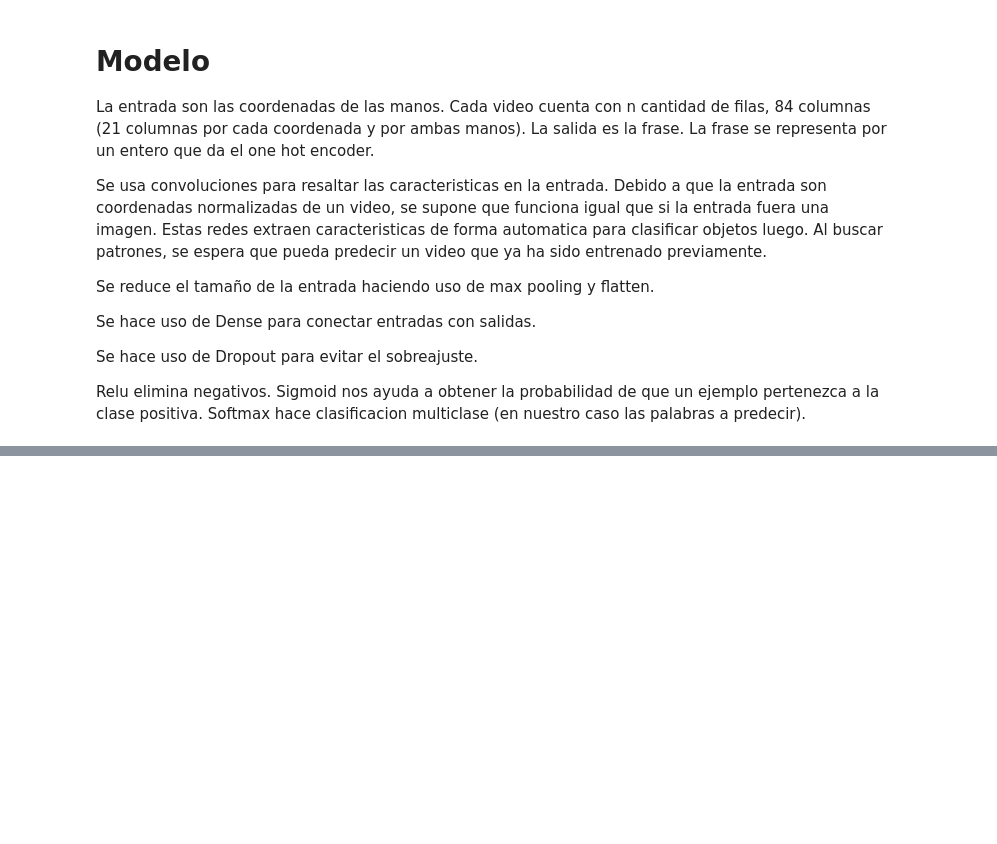
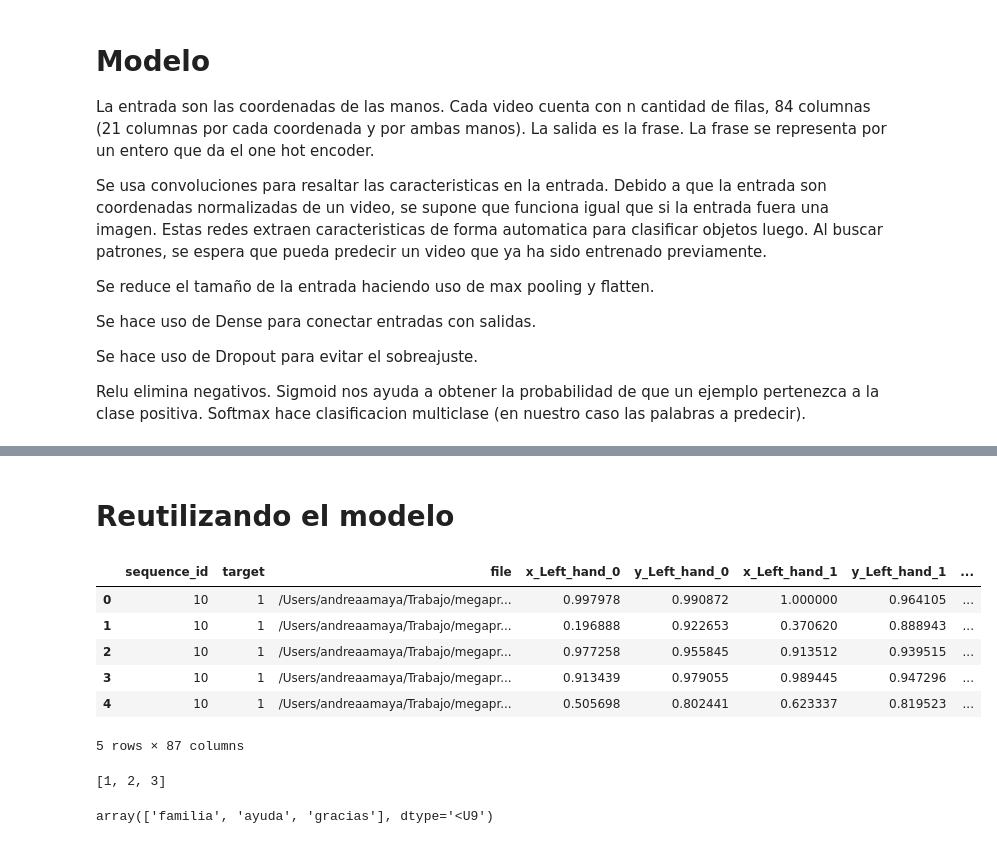
Before and after one commit to andreamalin/megaproyecto_model, a Jupyter notebook: model.ipynb, the cells around one changed output, grey strips where cells are left out. Drawn from its saved outputs; the diff is of its cells as text; code cells hidden in the pictures; blank space fills up the shorter version.

Commit message:
feat: Model working as expected

```diff
--- a/model.ipynb
+++ b/model.ipynb
@@ -400,0 +425,2 @@ Ratio >>  0.76
+# %% [markdown]
+# Reutilizando el modelo
@@ -400,0 +429,11 @@ Ratio >>  0.76
+# %%
+load_test_data = pd.read_csv("data/data_tests.csv")
+load_test_data.head()
+# %% [output]
+|  | sequence_id | target | file | x_Left_hand_0 | y_Left_hand_0 | x_Left_hand_1 | y_Left_hand_1 | ... |
+| 0 | 10 | 1 | /Users/andreaamaya/Trabajo/megapr... | 0.997978 | 0.990872 | 1.000000 | 0.964105 | ... |
+| 1 | 10 | 1 | /Users/andreaamaya/Trabajo/megapr... | 0.196888 | 0.922653 | 0.370620 | 0.888943 | ... |
+| 2 | 10 | 1 | /Users/andreaamaya/Trabajo/megapr... | 0.977258 | 0.955845 | 0.913512 | 0.939515 | ... |
+| 3 | 10 | 1 | /Users/andreaamaya/Trabajo/megapr... | 0.913439 | 0.979055 | 0.989445 | 0.947296 | ... |
+| 4 | 10 | 1 | /Users/andreaamaya/Trabajo/megapr... | 0.505698 | 0.802441 | 0.623337 | 0.819523 | ... |
+5 rows × 87 columns
@@ -400,0 +456,8 @@ Ratio >>  0.76
+# %%
+target
+# %% [output]
+[1, 2, 3]
+# %%
+predicted
+# %% [output]
+array(['familia', 'ayuda', 'gracias'], dtype='<U9')
```
Also changed, not shown: parts of 25 cells of this notebook, 5 other files.
